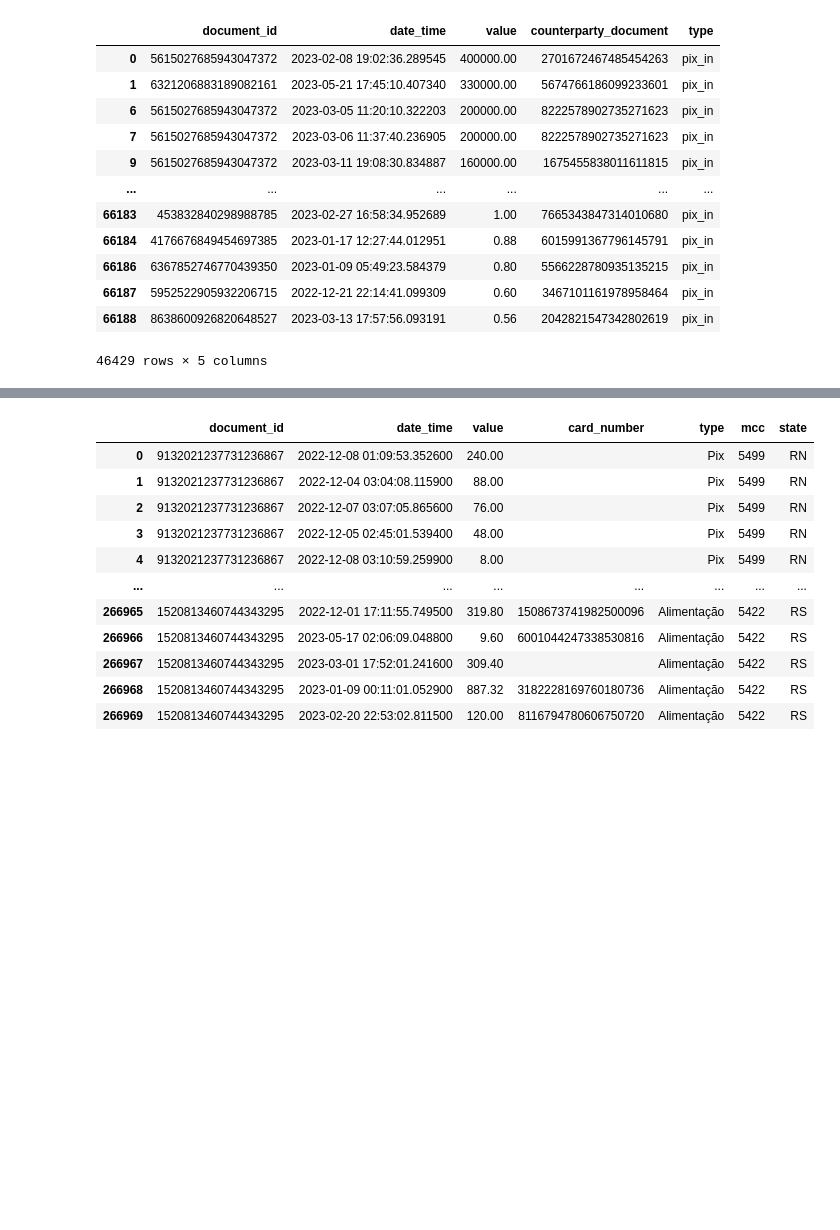
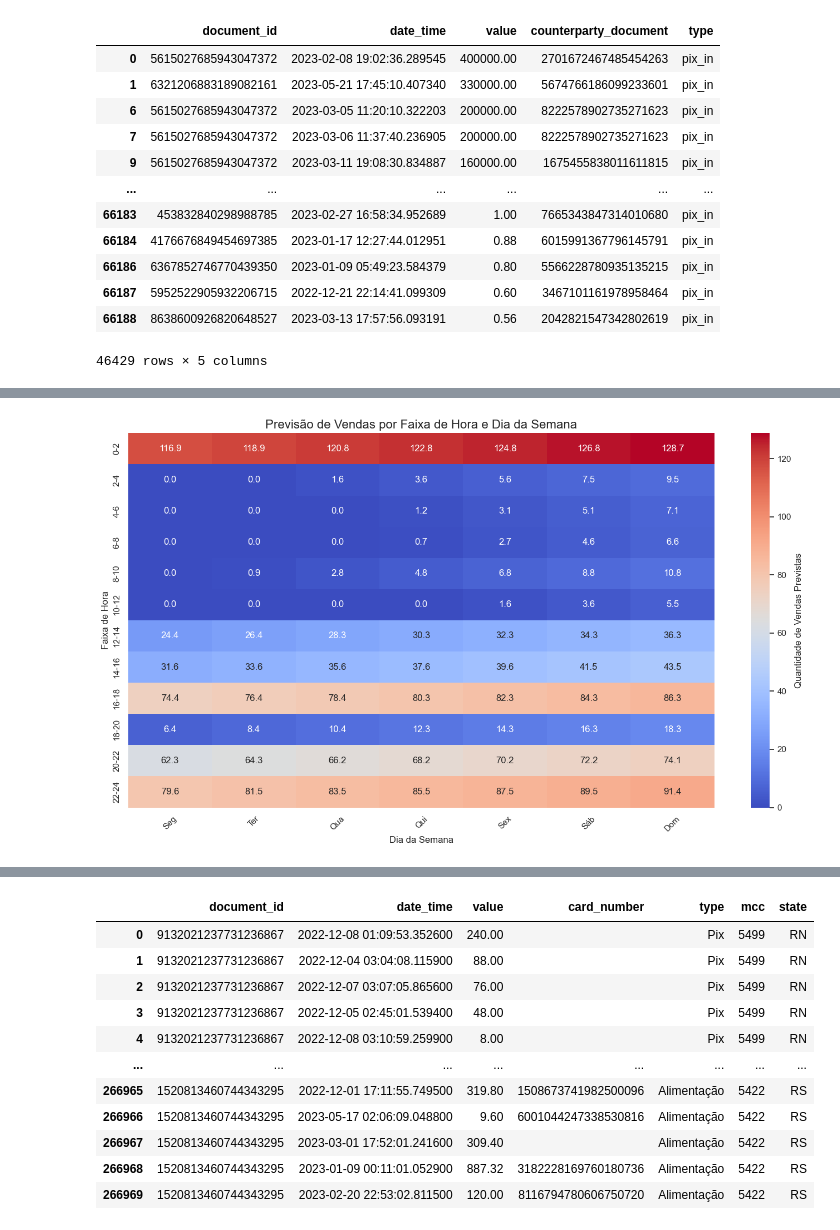
Before and after one commit to AAugustoBS/cash-hack, a Jupyter notebook: dataset/script .ipynb, the cells around one changed output, grey strips where cells are left out. Cells and saved outputs as stored; diff of their text form; code cells hidden in the pictures; blank space fills up the shorter version.

```diff
--- a/dataset/script .ipynb
+++ b/dataset/script .ipynb
@@ -84,0 +400,79 @@ filtered_bank_df
+# %%
+df_sales = df['sales']
+
+# Definir o `document_id` que você deseja analisar
+document_id_to_analyze = '5232685348355818300'
+
+# Filtrar os dados para esse `document_id`
+df_filtered = df_sales[df_sales['document_id'] == 5576391638019864325].copy()
+
+# Verificar se há dados após o filtro
+if df_filtered.empty:
+    raise ValueError("O filtro para o `document_id` resultou em um DataFrame vazio. Verifique o `document_id` e os dados.")
+
+# Converter a coluna `date_time` para datetime
+df_filtered.loc[:, 'date_time'] = pd.to_datetime(df_filtered['date_time'])
+
+# Extrair a hora e o dia da semana da coluna `date_time`
+df_filtered.loc[:, 'hour'] = df_filtered['date_time'].dt.hour
+df_filtered.loc[:, 'day_of_week'] = df_filtered['date_time'].dt.dayofweek  # 0=Segunda-feira, ..., 6=Domingo
+
+# Contar o número de vendas em cada faixa de 2 horas por dia da semana
+bins = np.arange(0, 25, 2)  # De 0h até 24h
+labels = [f'{i}-{i+2}' for i in bins[:-1]]  # Criar etiquetas para as faixas
+
+# Atribuir cada hora a uma faixa
+df_filtered['hour_bin'] = pd.cut(df_filtered['hour'], bins=bins, right=False, labels=labels)
+
+# Contar o número de vendas por faixa de 2 horas e dia da semana
+sales_by_hour_day = df_filtered.groupby(['hour_bin', 'day_of_week']).size().reset_index(name='sales_count')
+
+# Verificar se há dados suficientes para a regressão
+if sales_by_hour_day.empty:
+    raise ValueError("O agrupamento por faixa de hora e dia da semana resultou em um DataFrame vazio. Verifique os dados.")
+
+# Criar variáveis para regressão
+X = pd.get_dummies(sales_by_hour_day[['hour_bin', 'day_of_week']], drop_first=True)
+y = sales_by_hour_day['sales_count']
+
+# Garantir que há dados suficientes para a divisão de treino e teste
+if len(X) < 2:
+    raise ValueError("Não há amostras suficientes para dividir em conjuntos de treino e teste.")
+
+# Adicionar uma coluna de 1s para o intercepto
+X = np.hstack([X, np.ones((X.shape[0], 1))])  # Adicionar coluna para o intercepto
+
+# Dividir os dados em conjunto de treino e teste
+X_train, X_test, y_train, y_test = train_test_split(X, y, test_size=0.2, random_state=42)
+
+# Criar e treinar o modelo de regressão linear
+model = LinearRegression()
+model.fit(X_train, y_train)
+
+# Fazer previsões para todas as combinações de faixa de hora e dia da semana
+sales_by_hour_day['predicted_sales'] = model.predict(X)
+
+# Garantir que as previsões de vendas não sejam negativas
+sales_by_hour_day['predicted_sales'] = sales_by_hour_day['predicted_sales'].clip(lower=0)
+
+# Encontrar a combinação de faixa de hora e dia da semana com a menor previsão de vendas
+best_discount_hour_day = sales_by_hour_day.loc[sales_by_hour_day['predicted_sales'].idxmin()]
+
+# Configurar o estilo do gráfico
+sns.set(style="whitegrid")
+
+# Criar o gráfico de barras para visualizar a previsão de vendas por faixa de hora e dia da semana
+plt.figure(figsize=(14, 8))
+heatmap_data = sales_by_hour_day.pivot('hour_bin', 'day_of_week', 'predicted_sales')
+plt.title('Previsão de Vendas por Faixa de Hora e Dia da Semana', fontsize=16)
+sns.heatmap(heatmap_data, annot=True, fmt=".1f", cmap="coolwarm", cbar_kws={'label': 'Quantidade de Vendas Previstas'})
+plt.xlabel('Dia da Semana')
+plt.ylabel('Faixa de Hora')
+plt.xticks(ticks=np.arange(7) + 0.5, labels=['Seg', 'Ter', 'Qua', 'Qui', 'Sex', 'Sáb', 'Dom'], rotation=45)
+plt.tight_layout()
+plt.show()
+
+# Mostrar a faixa de hora e dia com a menor previsão de vendas
+best_discount_hour_day
+# %% [output]
+[figure, added]
```
Also changed, not shown: parts of 11 cells of this notebook.
